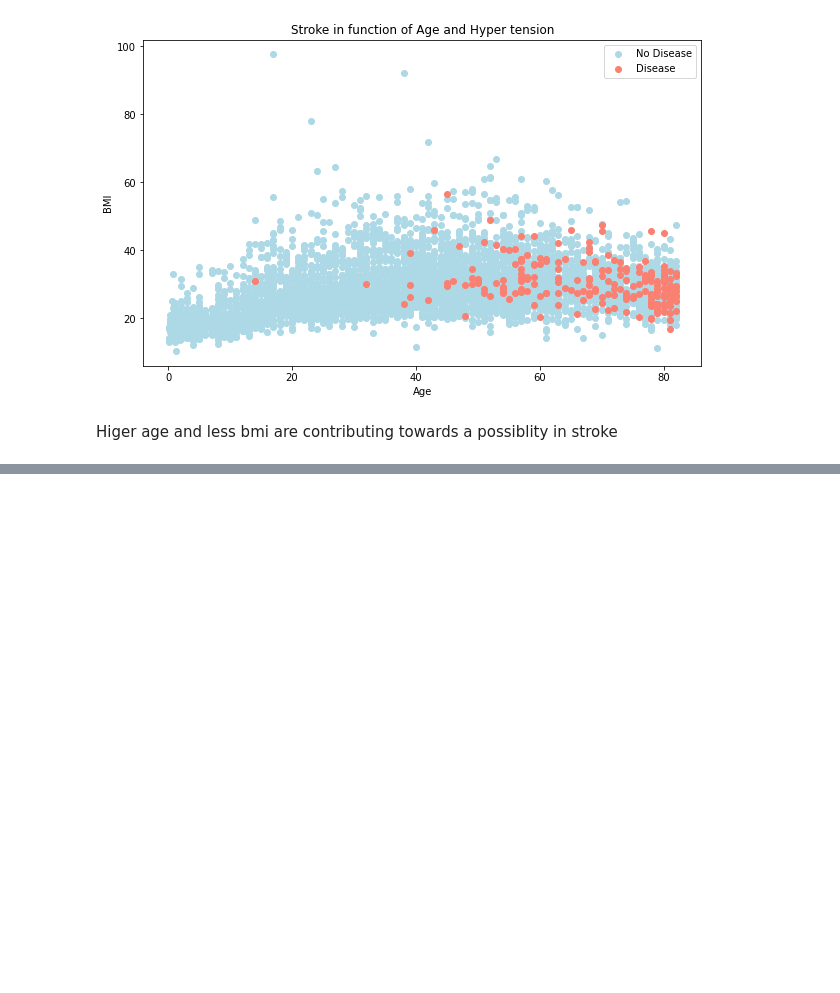
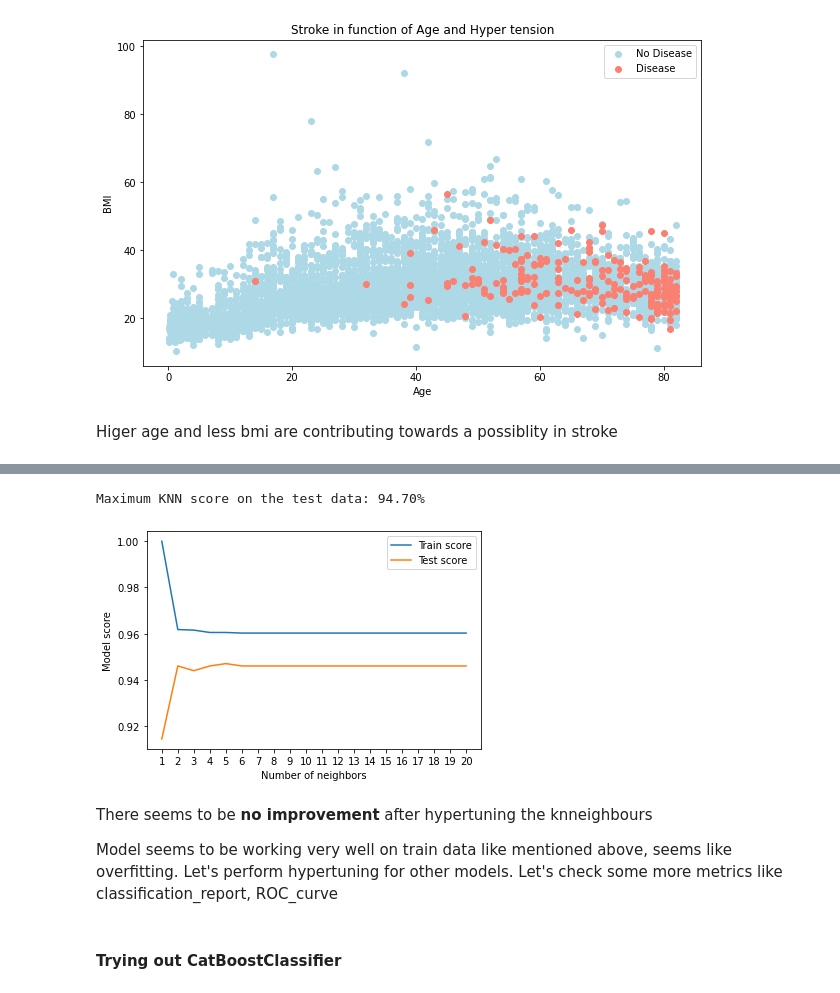
Before and after one commit to JpChii/ML-Projects, a Jupyter notebook: end-to-end-stroke-prediction.ipynb, the cells around one changed output, grey strips where cells are left out. Cells and saved outputs as stored; diff of their text form; code cells hidden in the pictures; blank space fills up the shorter version.

```diff
--- a/end-to-end-stroke-prediction.ipynb
+++ b/end-to-end-stroke-prediction.ipynb
@@ -269,0 +579,25 @@ Higer age and less bmi are contributing towards a possiblity in stroke
+# %%
+# Creating a list for train scores
+train_scores = []
+
+# Creating a list for test scores
+test_scores = []
+
+# Creating a list for n neighbours
+neighbours = range(1,21)
+
+knn= KNeighborsClassifier()
+
+# Loop through different neighbours values
+for i in neighbours:
+    # Set neighbours
+    knn.set_params(n_neighbors = i)
+
+    # Fitting the model
+    knn.fit(X_train, Y_train)
+
+    # Scoring the model
+    train_scores.append(knn.score(X_train, Y_train))
+
+    # Scoring the model on test data set
+    test_scores.append(knn.score(X_test, Y_test))
@@ -269,0 +624,18 @@ Higer age and less bmi are contributing towards a possiblity in stroke
+# %%
+plt.plot(neighbours, train_scores, label="Train score")
+plt.plot(neighbours, test_scores, label="Test score")
+plt.xticks(np.arange(1, 21, 1))
+plt.xlabel("Number of neighbors")
+plt.ylabel("Model score")
+plt.legend()
+
+print(f"Maximum KNN score on the test data: {max(test_scores)*100:.2f}%")
+# %% [output]
+Maximum KNN score on the test data: 94.70%
+[figure, added]
+# %% [markdown]
+There seems to be **no improvement** after hypertuning the knneighbours
+
+Model seems to be working very well on train data like mentioned above, seems like overfitting. Let's perform hypertuning for other models. Let's check some more metrics like classification_report, ROC_curve
+# %% [markdown]
+#### Trying out CatBoostClassifier
```
Also changed, not shown: parts of 60 cells of this notebook, 29 other files.
